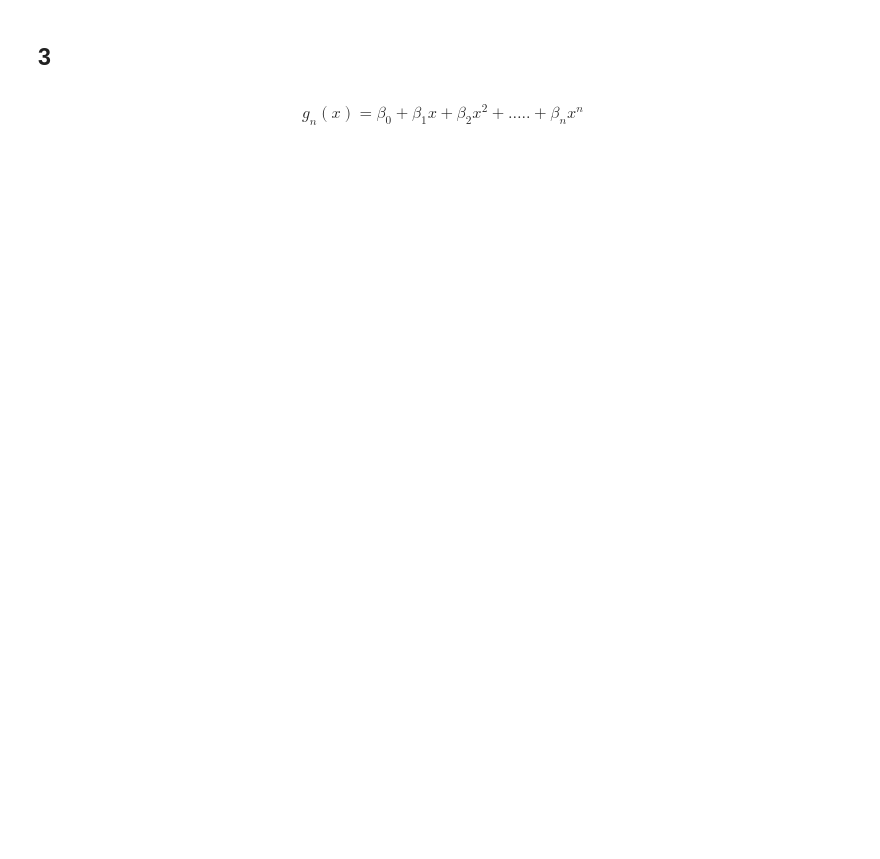
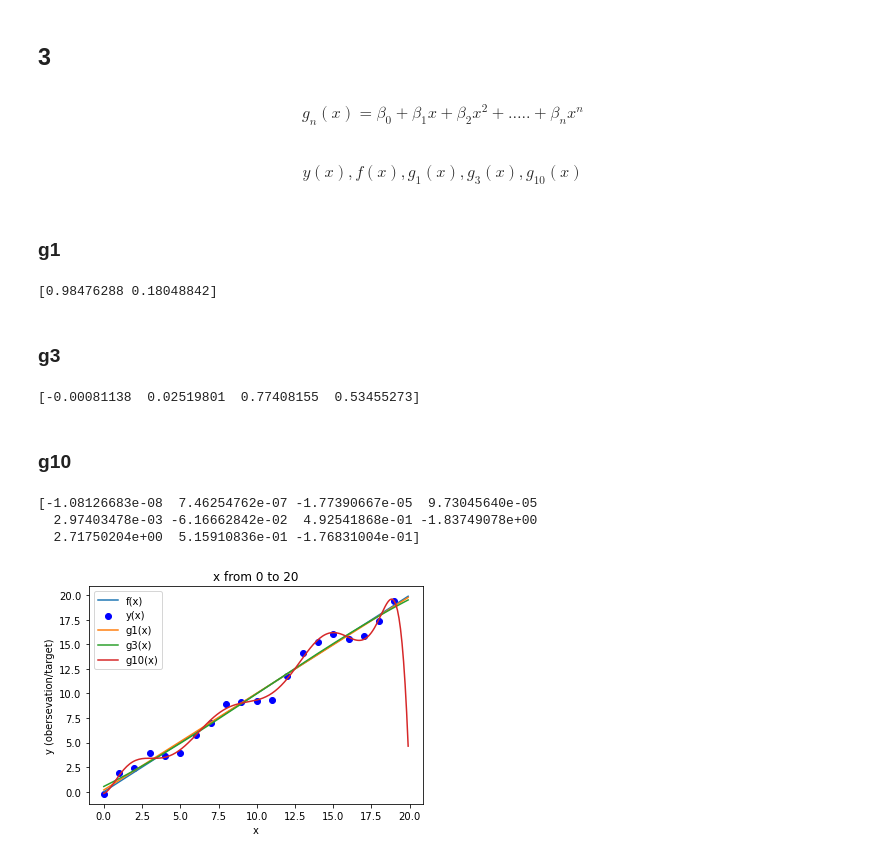
Before and after one commit to Xiang-Pan/NYU_DL_Sys, a Jupyter notebook: HW1/HW1.ipynb, the cells around one changed output. Saved outputs shown, nothing was run; the diff lists cells and outputs as text; code cells hidden in the pictures; blank space fills up the shorter version.

```diff
--- a/HW1/HW1.ipynb
+++ b/HW1/HW1.ipynb
@@ -46,3 +118,66 @@ plt.show()
 \begin{equation}
 g_{n}(x)=\beta_{0}+\beta_{1} x+\beta_{2} x^{2}+\ldots . .+\beta_{n} x^{n}
 \end{equation}
+# %% [markdown]
+\begin{equation}
+y(x), f(x), g_{1}(x), g_{3}(x), g_{10}(x)
+\end{equation}
+# %% [markdown]
+### g1
+# %%
+d = 1
+z = np.polyfit(x_list, y_list, d)
+print(z)
+g1 = np.poly1d(z)
+# %% [output]
+[0.98476288 0.18048842]
+# %% [markdown]
+### g3
+# %%
+d = 3
+z = np.polyfit(x_list, y_list, d)
+print(z)
+g3 = np.poly1d(z)
+# %% [output]
+[-0.00081138  0.02519801  0.77408155  0.53455273]
+# %% [markdown]
+### g10
+# %%
+d = 10
+z = np.polyfit(x_list, y_list, d)
+print(z)
+g10 = np.poly1d(z)
+# %% [output]
+[-1.08126683e-08  7.46254762e-07 -1.77390667e-05  9.73045640e-05
+  2.97403478e-03 -6.16662842e-02  4.92541868e-01 -1.83749078e+00
+  2.71750204e+00  5.15910836e-01 -1.76831004e-01]
+# %%
+g1_y_list = []
+g3_y_list = []
+g10_y_list = []
+f_x_list = []
+
+x_range = np.arange(0, 20, 0.1)
+
+for x in x_range:
+    # f_t = x + math.sin(x)
+    f_x_list.append(x)
+    g1_y_list.append(g1(x))
+    g3_y_list.append(g3(x))
+    g10_y_list.append(g10(x))
+
+
+plt.xlabel('x')
+plt.ylabel('y (obersevation/target)')
+
+line_f, = plt.plot(x_range, f_x_list)
+line_g1, = plt.plot(x_range, g1_y_list)
+line_g3, = plt.plot(x_range, g3_y_list)
+line_g10, = plt.plot(x_range, g10_y_list)
+
+line_y = plt.scatter(x_list, y_list, color="b")
+plt.legend(handles=[line_f,line_y, line_g1,line_g3, line_g10],labels=['f(x)','y(x)', "g1(x)", "g3(x)", "g10(x)"],loc='best')
+plt.title("x from 0 to 20")
+plt.show()
+# %% [output]
+[figure, added]
```
Also changed, not shown: parts of 168 cells of this notebook, 19 other files.
